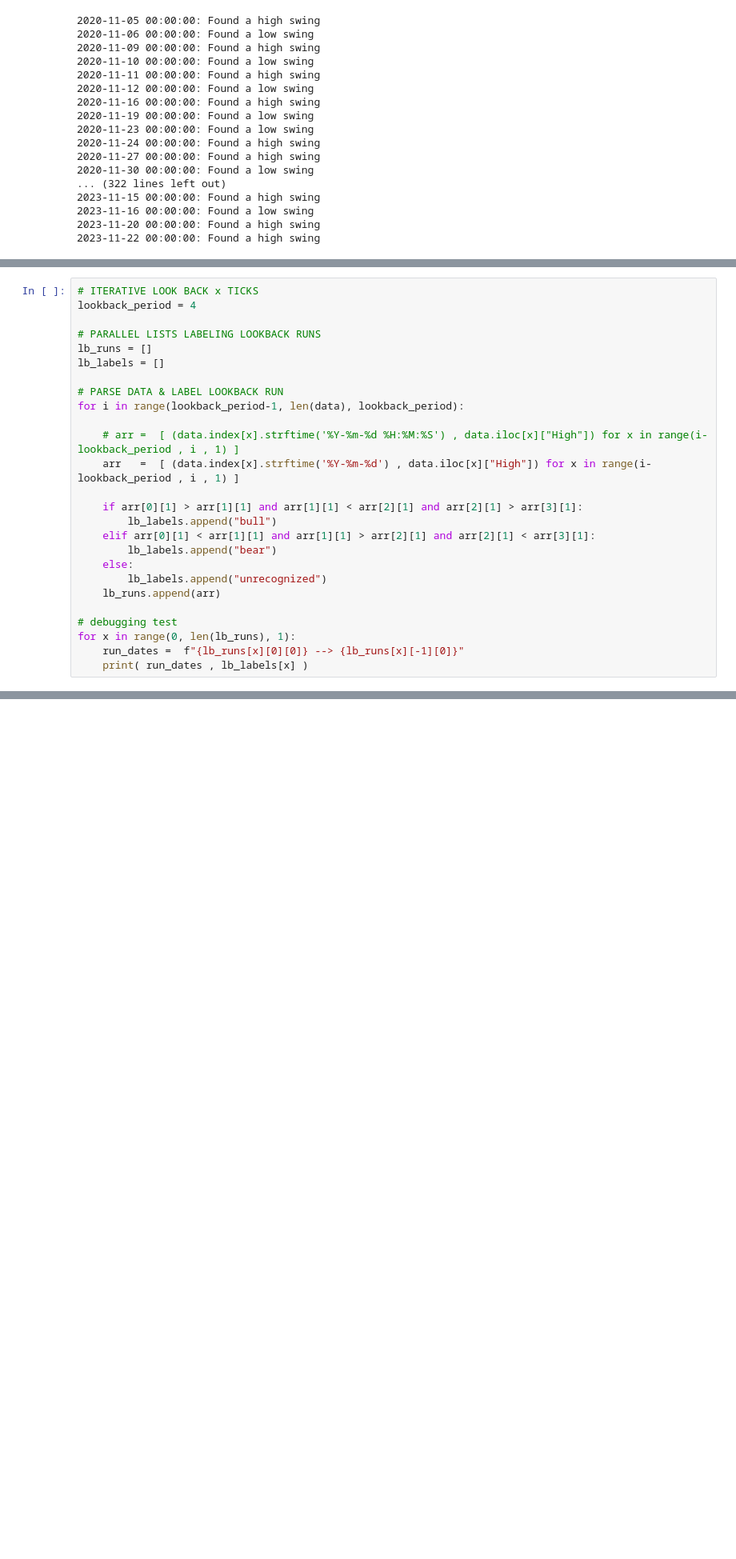
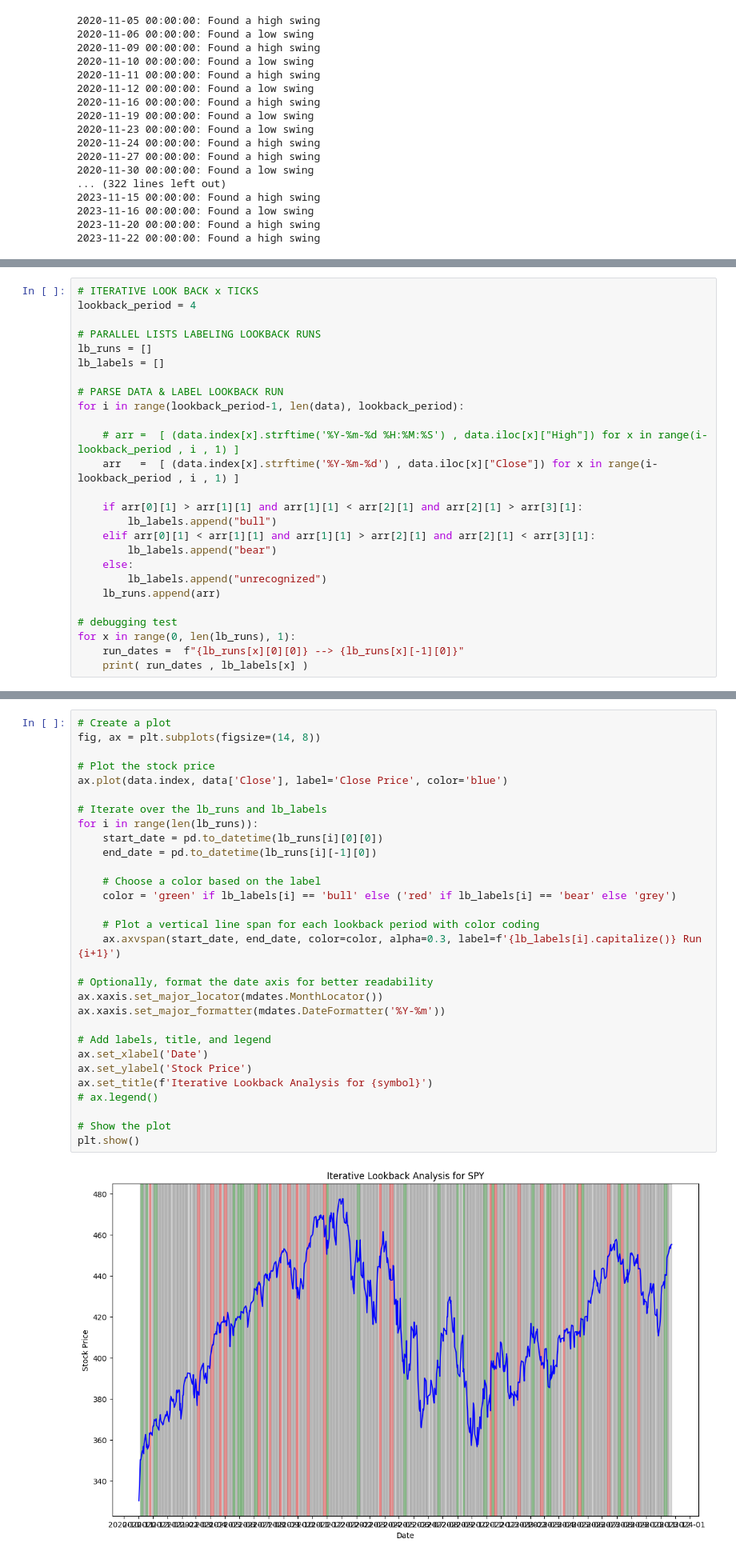
Before and after one commit to ItMeansBigMountain/Financial.Market.ML, a Jupyter notebook: box-candle.ipynb, the cells around one changed output, grey strips where cells are left out. Shown: that part at 80% size. Cells and saved outputs as stored; diff of their text form; blank space fills up the shorter version.

Commit message:
visualize labeling

```diff
--- a/box-candle.ipynb
+++ b/box-candle.ipynb
@@ -125,7 +126,7 @@ lb_labels = []
 for i in range(lookback_period-1, len(data), lookback_period):
 
     # arr =  [ (data.index[x].strftime('%Y-%m-%d %H:%M:%S') , data.iloc[x]["High"]) for x in range(i-lookback_period , i , 1) ]
-    arr   =  [ (data.index[x].strftime('%Y-%m-%d') , data.iloc[x]["High"]) for x in range(i-lookback_period , i , 1) ]
+    arr   =  [ (data.index[x].strftime('%Y-%m-%d') , data.iloc[x]["Close"]) for x in range(i-lookback_period , i , 1) ]
 
     if arr[0][1] > arr[1][1] and arr[1][1] < arr[2][1] and arr[2][1] > arr[3][1]:
         lb_labels.append("bull")
@@ -159,0 +161,32 @@ for x in range(0, len(lb_runs), 1):
+# %%
+# Create a plot
+fig, ax = plt.subplots(figsize=(14, 8))
+
+# Plot the stock price
+ax.plot(data.index, data['Close'], label='Close Price', color='blue')
+
+# Iterate over the lb_runs and lb_labels
+for i in range(len(lb_runs)):
+    start_date = pd.to_datetime(lb_runs[i][0][0])
+    end_date = pd.to_datetime(lb_runs[i][-1][0])
+
+    # Choose a color based on the label
+    color = 'green' if lb_labels[i] == 'bull' else ('red' if lb_labels[i] == 'bear' else 'grey')
+
+    # Plot a vertical line span for each lookback period with color coding
+    ax.axvspan(start_date, end_date, color=color, alpha=0.3, label=f'{lb_labels[i].capitalize()} Run {i+1}')
+
+# Optionally, format the date axis for better readability
+ax.xaxis.set_major_locator(mdates.MonthLocator())
+ax.xaxis.set_major_formatter(mdates.DateFormatter('%Y-%m'))
+
+# Add labels, title, and legend
+ax.set_xlabel('Date')
+ax.set_ylabel('Stock Price')
+ax.set_title(f'Iterative Lookback Analysis for {symbol}')
+# ax.legend()
+
+# Show the plot
+plt.show()
+# %% [output]
+[figure, added]
```
Also changed, not shown: parts of 3 cells of this notebook.
